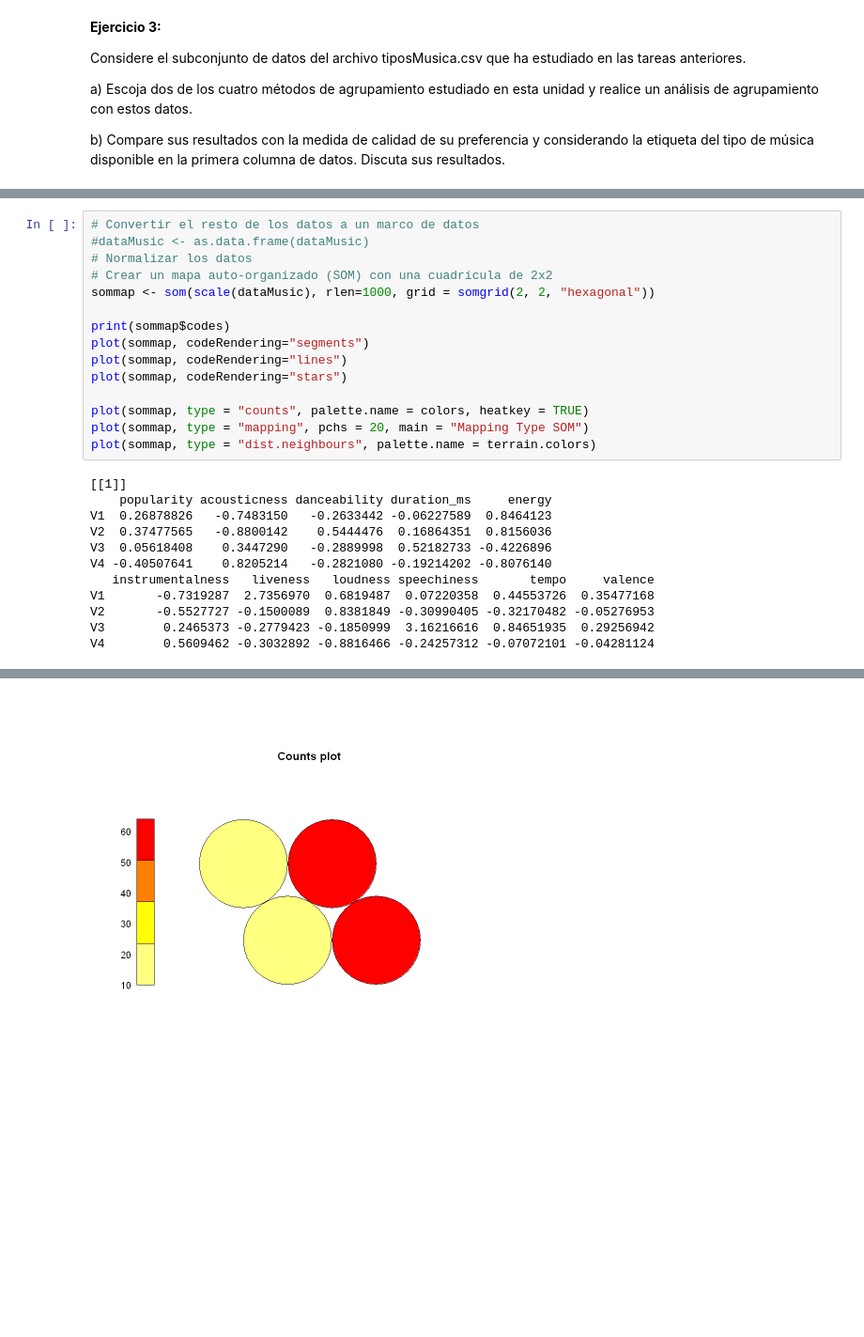
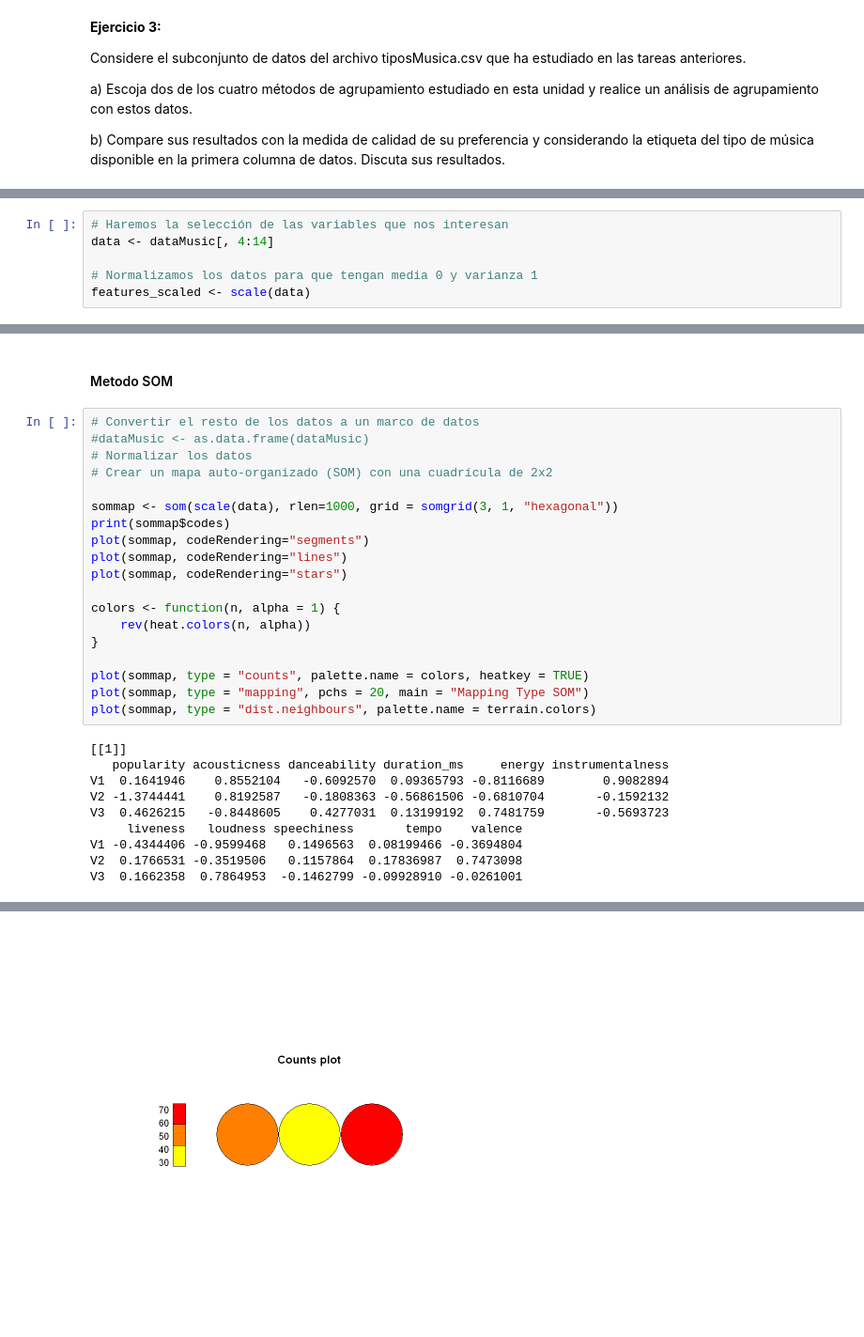
Before and after one commit to jorge-25/PCA, a Jupyter notebook: Clustering/Clustering_Notebook3.ipynb, the cells around one changed output, grey strips where cells are left out. Shown at 94% size. Cells and saved outputs as stored; diff of their text form; blank space fills up the shorter version.

```diff
--- a/Clustering/Clustering_Notebook3.ipynb
+++ b/Clustering/Clustering_Notebook3.ipynb
@@ -302,0 +284,6 @@ Los metodos elegidos para el desarrollo de elejercicio 3 de son:
+# %%
+# Haremos la selección de las variables que nos interesan
+data <- dataMusic[, 4:14]
+
+# Normalizamos los datos para que tengan media 0 y varianza 1
+features_scaled <- scale(data)
@@ -303,27 +328,31 @@ Los metodos elegidos para el desarrollo de elejercicio 3 de son:
+# %% [markdown]
+#### Metodo SOM
 # %%
 # Convertir el resto de los datos a un marco de datos
 #dataMusic <- as.data.frame(dataMusic)
 # Normalizar los datos
 # Crear un mapa auto-organizado (SOM) con una cuadrícula de 2x2
-sommap <- som(scale(dataMusic), rlen=1000, grid = somgrid(2, 2, "hexagonal"))
 
+sommap <- som(scale(data), rlen=1000, grid = somgrid(3, 1, "hexagonal"))
 print(sommap$codes)
 plot(sommap, codeRendering="segments")
 plot(sommap, codeRendering="lines")
 plot(sommap, codeRendering="stars")
 
+colors <- function(n, alpha = 1) {
+    rev(heat.colors(n, alpha))
+}
+
 plot(sommap, type = "counts", palette.name = colors, heatkey = TRUE)
 plot(sommap, type = "mapping", pchs = 20, main = "Mapping Type SOM")
 plot(sommap, type = "dist.neighbours", palette.name = terrain.colors)
 # %% [output]
 [[1]]
-    popularity acousticness danceability duration_ms     energy
-V1  0.26878826   -0.7483150   -0.2633442 -0.06227589  0.8464123
-V2  0.37477565   -0.8800142    0.5444476  0.16864351  0.8156036
-V3  0.05618408    0.3447290   -0.2889998  0.52182733 -0.4226896
-V4 -0.40507641    0.8205214   -0.2821080 -0.19214202 -0.8076140
-   instrumentalness   liveness   loudness speechiness       tempo     valence
-V1       -0.7319287  2.7356970  0.6819487  0.07220358  0.44553726  0.35477168
-V2       -0.5527727 -0.1500089  0.8381849 -0.30990405 -0.32170482 -0.05276953
-V3        0.2465373 -0.2779423 -0.1850999  3.16216616  0.84651935  0.29256942
-V4        0.5609462 -0.3032892 -0.8816466 -0.24257312 -0.07072101 -0.04281124
+   popularity acousticness danceability duration_ms     energy instrumentalness
+V1  0.1641946    0.8552104   -0.6092570  0.09365793 -0.8116689        0.9082894
+V2 -1.3744441    0.8192587   -0.1808363 -0.56861506 -0.6810704       -0.1592132
+V3  0.4626215   -0.8448605    0.4277031  0.13199192  0.7481759       -0.5693723
+     liveness   loudness speechiness       tempo    valence
+V1 -0.4344406 -0.9599468   0.1496563  0.08199466 -0.3694804
+V2  0.1766531 -0.3519506   0.1157864  0.17836987  0.7473098
+V3  0.1662358  0.7864953  -0.1462799 -0.09928910 -0.0261001
@@ -333 +362 @@ V4        0.5609462 -0.3032892 -0.8816466 -0.24257312 -0.07072101 -0.04281124
-[figure, old version]
+[figure, new version]
```
Also changed, not shown: parts of 16 cells of this notebook.
